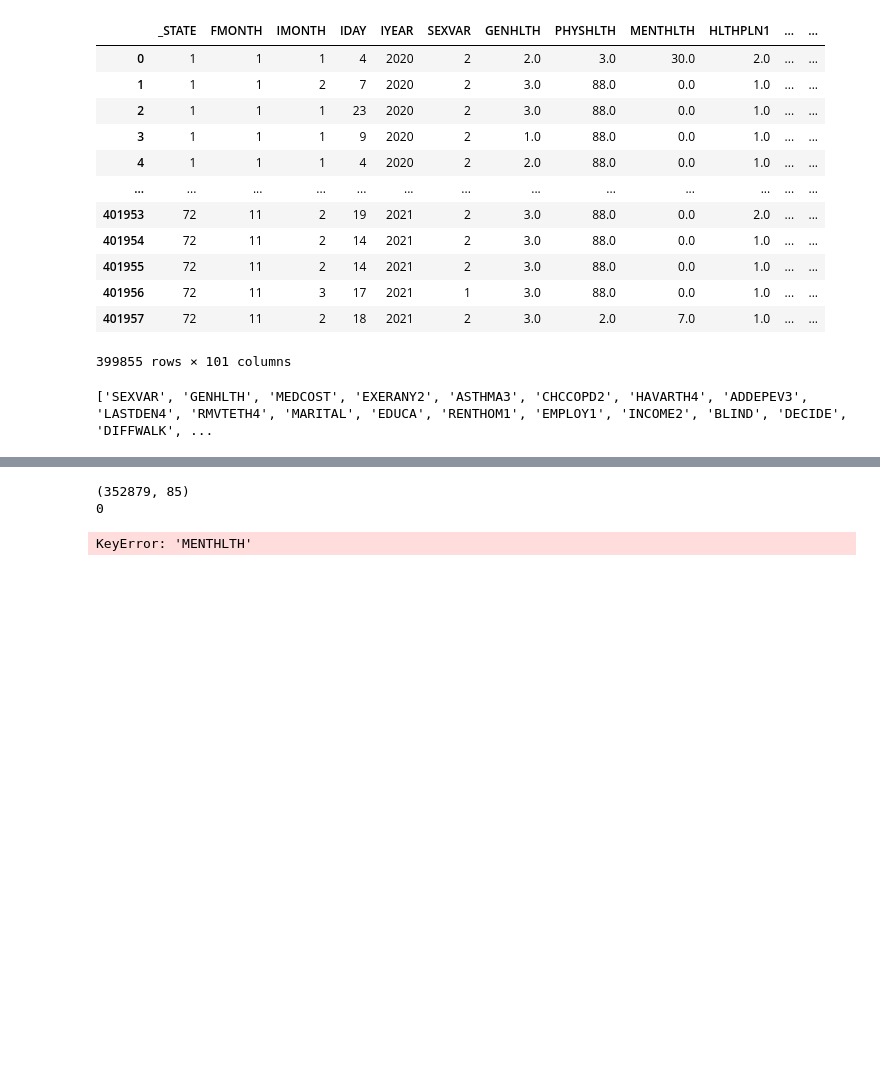
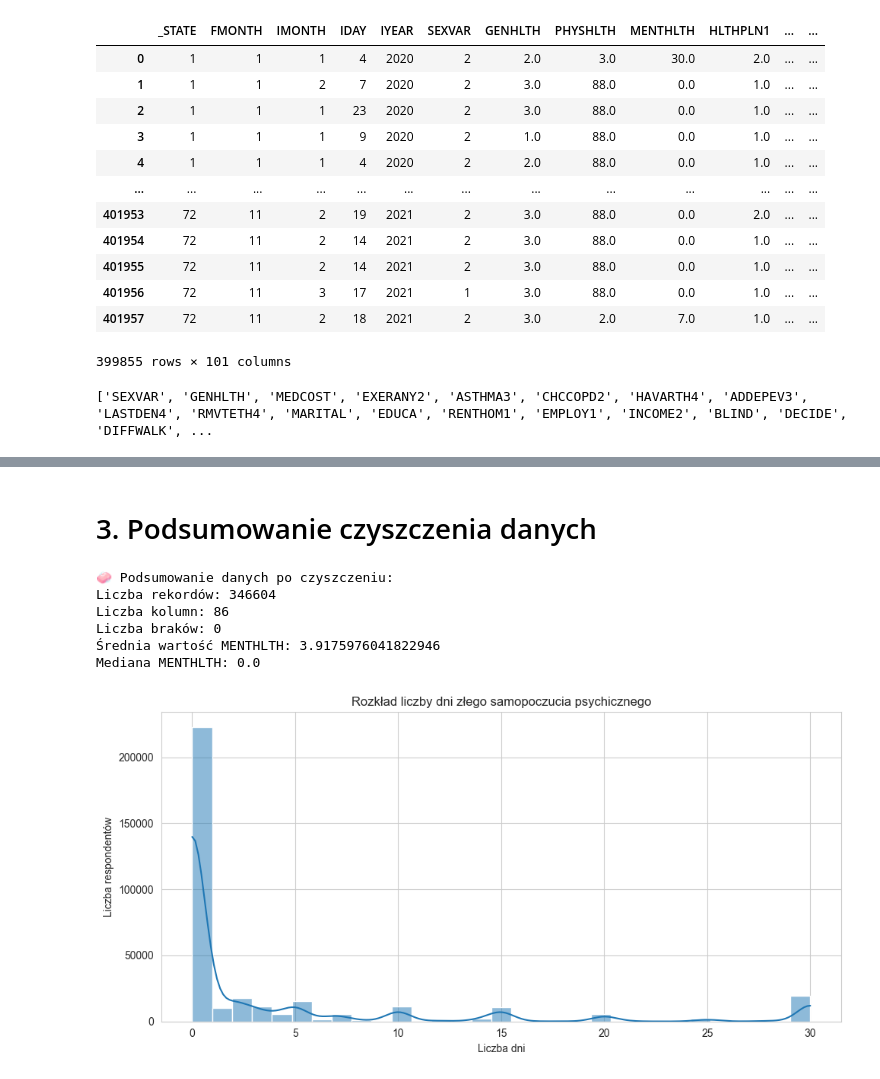
Before and after one commit to AdamWavv/DataMining, a Jupyter notebook: project/main.ipynb, the cells around one changed output, grey strips where cells are left out. Drawn from its saved outputs; the diff is of its cells as text; code cells hidden in the pictures; blank space fills up the shorter version.

```diff
--- a/project/main.ipynb
+++ b/project/main.ipynb
@@ -551,14 +535,28 @@ df = df.dropna()
+# %% [markdown]
+# 3. Podsumowanie czyszczenia danych
 # %%
-print(df.shape)  # rozmiar końcowy
-print(df.isnull().sum().sum())  # brakujące wartości
+print("🧼 Podsumowanie danych po czyszczeniu:")
+print("Liczba rekordów:", df.shape[0])
+print("Liczba kolumn:", df.shape[1])
+print("Liczba braków:", df.isna().sum().sum())
+print("Średnia wartość MENTHLTH:", df['MENTHLTH'].mean())
+print("Mediana MENTHLTH:", df['MENTHLTH'].median())
 # %% [output]
-(352879, 85)
-0
+🧼 Podsumowanie danych po czyszczeniu:
+Liczba rekordów: 346604
+Liczba kolumn: 86
+Liczba braków: 0
+Średnia wartość MENTHLTH: 3.9175976041822946
+Mediana MENTHLTH: 0.0
 # %%
-df['MENTHLTH'].hist(bins=31)
-plt.title("Rozkład dni złego samopoczucia (MENTHLTH)")
-plt.xlabel("Liczba dni")
-plt.ylabel("Liczność")
+# Histogram zmiennej docelowej
+plt.figure(figsize=(10, 5))
+sns.histplot(df['MENTHLTH'], bins=31, kde=True)
+plt.title('Rozkład liczby dni złego samopoczucia psychicznego')
+plt.xlabel('Liczba dni')
+plt.ylabel('Liczba respondentów')
+plt.grid(True)
+plt.tight_layout()
 plt.show()
 # %% [output]
-KeyError: 'MENTHLTH'
+[figure, added]
```
Also changed, not shown: parts of 15 cells of this notebook.
